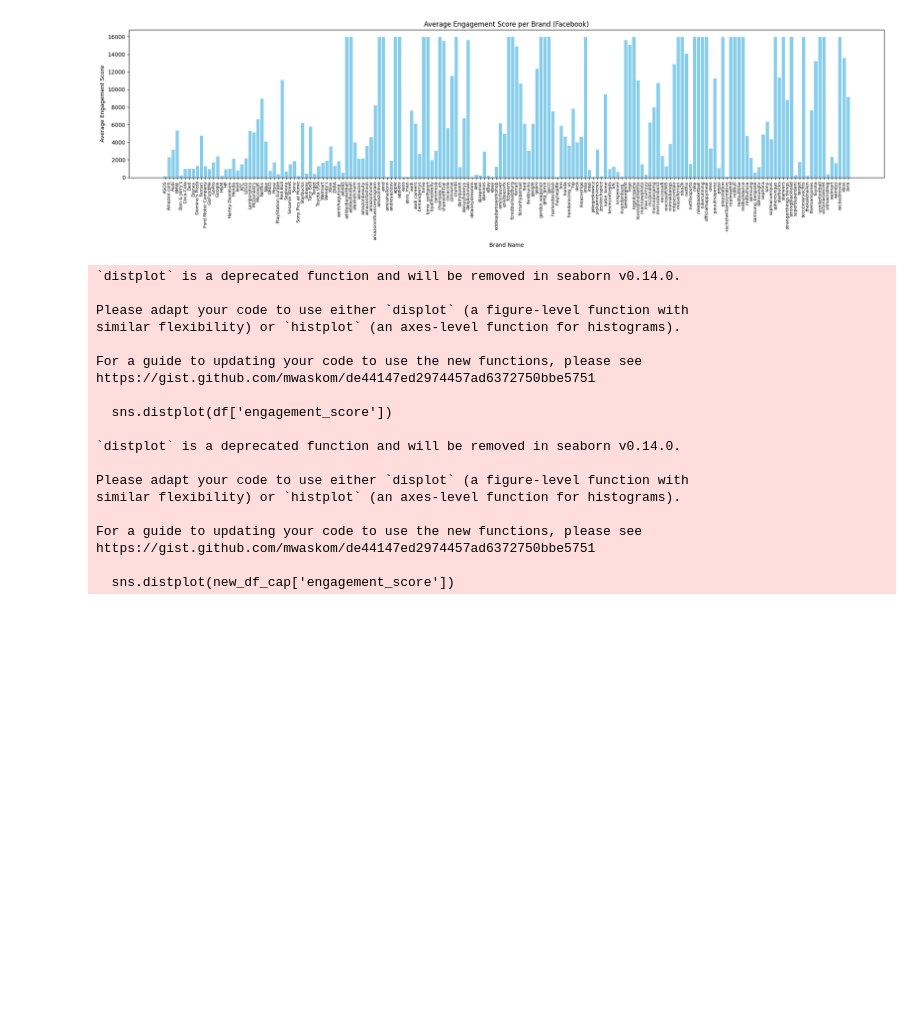
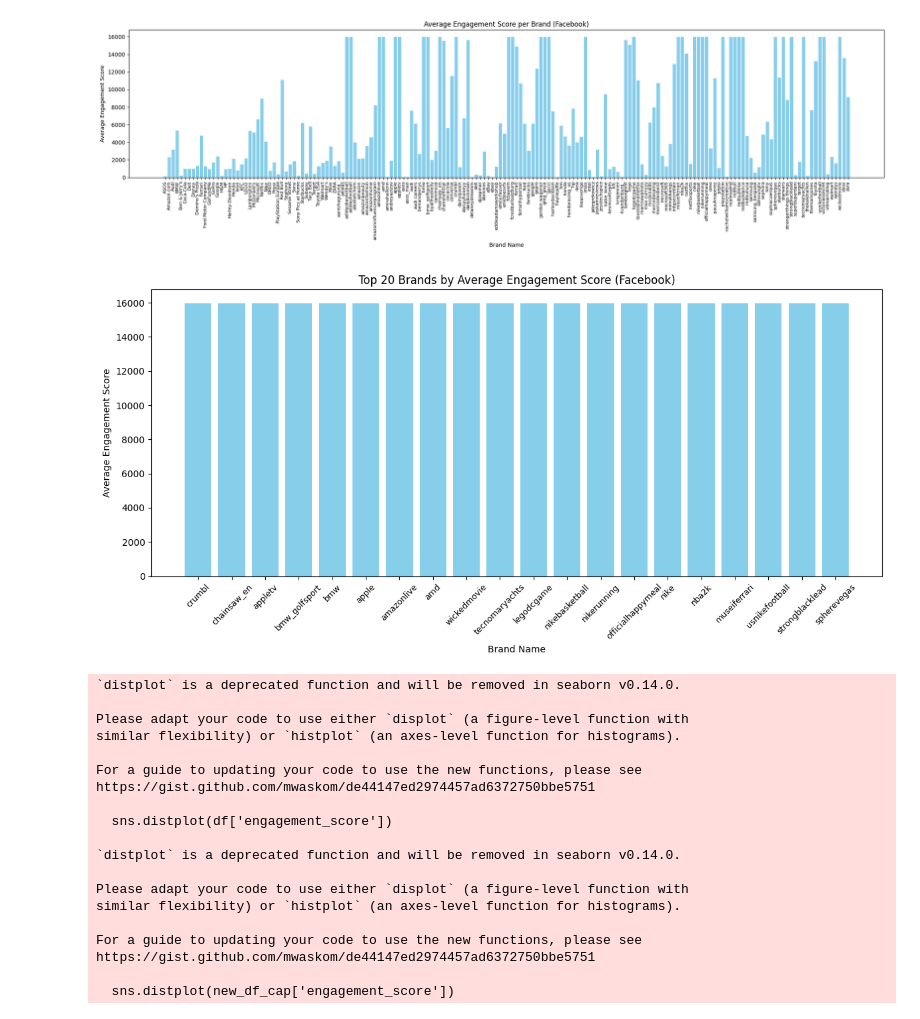
Before and after one commit to EngrAbdullah13/meta_compete, a Jupyter notebook: Meta-Compete.ipynb, the cells around one changed output. Cells and saved outputs as stored; diff of their text form; code cells hidden in the pictures; blank space fills up the shorter version.

```diff
--- a/Meta-Compete.ipynb
+++ b/Meta-Compete.ipynb
@@ -163,6 +181,24 @@ plt.tight_layout()
 plt.show()
 # %% [output]
 [figure]
+# %%
+brand_engagement = new_df_cap.groupby('account_name')['engagement_score'].mean().reset_index()
+
+# sort and select top 20
+top20 = brand_engagement.sort_values(by='engagement_score', ascending=False).head(20)
+
+# Plot
+plt.figure(figsize=(12,6))
+plt.bar(top20['account_name'], top20['engagement_score'], color='skyblue')
+
+plt.xlabel('Brand Name')
+plt.ylabel('Average Engagement Score')
+plt.title('Top 20 Brands by Average Engagement Score (Facebook)')
+plt.xticks(rotation=45, fontsize=9)
+plt.tight_layout()
+plt.show()
+# %% [output]
+[figure, added]
 # %%
 plt.figure(figsize=(16,8))
 plt.subplot(2,2,1)
```
Also changed, not shown: parts of 3 cells of this notebook.
